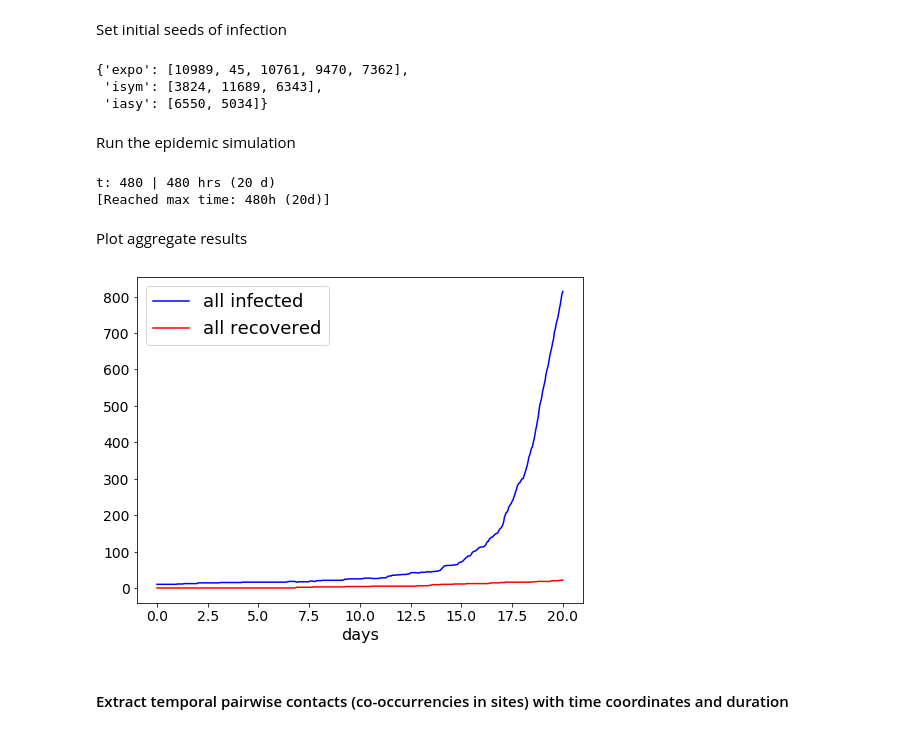
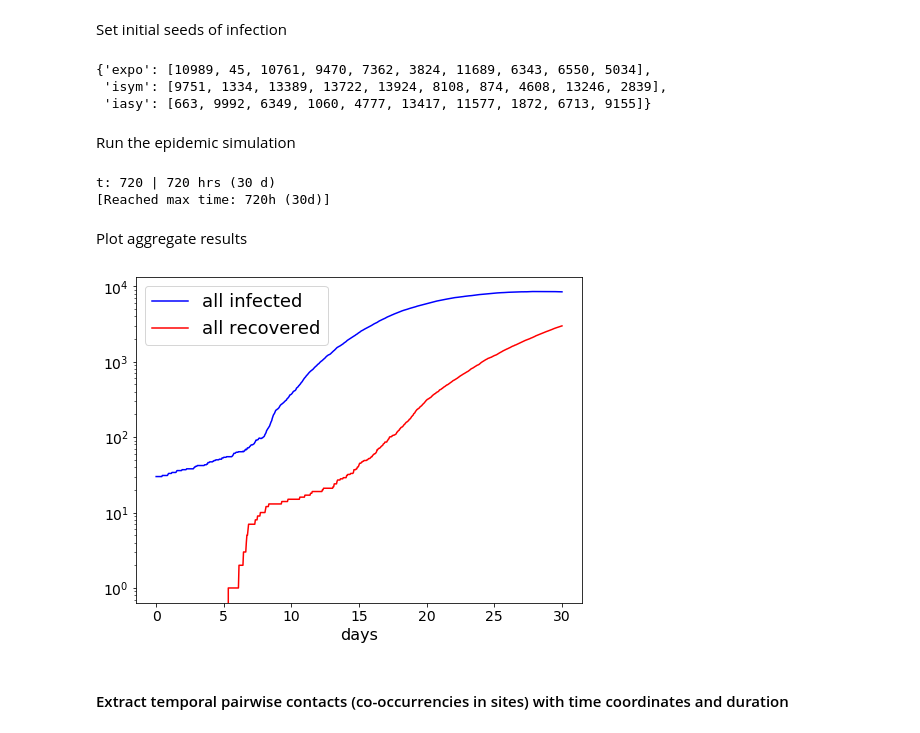
Before and after one commit to dallasta/simulator, a Jupyter notebook: sim/roc/continuous_timeSim.ipynb, the cells around one changed output. Drawn from its saved outputs; the diff is of its cells as text; code cells hidden in the pictures.

```diff
--- a/sim/roc/continuous_timeSim.ipynb
+++ b/sim/roc/continuous_timeSim.ipynb
@@ -15,6 +16,6 @@ from lib.slim_dynamics import *
 # %%
 #duration of the simulation in hours
-max_time= 480 #in hours
+max_time= 720 #in hours
 # %%
 from lib.settings.town_settings_tubingen import *
 mob_settings = '../lib/mobility/Isle_of_Wight_settings_pop10_site10.pk'
@@ -54,39 +55,40 @@ runstr = f'run{c}_'
 # %% [markdown]
 Set initial seeds of infection
 # %%
-initial_counts = {'expo': 5, 'isym': 3, 'iasy': 2} #in the form {'expo': 7, 'isym_posi': 2, 'iasy': 2}
+initial_counts = {'expo': 10, 'isym': 10, 'iasy': 10} #in the form {'expo': 7, 'isym_posi': 2, 'iasy': 2}
 initial_seeds=get_seeds(n_indiv, initial_counts)
 initial_seeds
 # %% [output]
-{'expo': [10989, 45, 10761, 9470, 7362],
- 'isym': [3824, 11689, 6343],
- 'iasy': [6550, 5034]}
+{'expo': [10989, 45, 10761, 9470, 7362, 3824, 11689, 6343, 6550, 5034],
+ 'isym': [9751, 1334, 13389, 13722, 13924, 8108, 874, 4608, 13246, 2839],
+ 'iasy': [663, 9992, 6349, 1060, 4777, 13417, 11577, 1872, 6713, 9155]}
 # %% [markdown]
 Run the epidemic simulation
 # %%
 results = run(mob_settings, intensity_params, distributions, max_time, initial_seeds)
 # %% [output]
-t: 480 | 480 hrs (20 d)
-[Reached max time: 480h (20d)]
+t: 720 | 720 hrs (30 d)
+[Reached max time: 720h (30d)]
 # %% [markdown]
 Plot aggregate results
 # %%
 import matplotlib.pyplot as plt
 %matplotlib inline
 plt.figure(figsize=(8,6))
 states=['expo','ipre','iasy','isym','hosp']
 ts, val = comp_state_over_time(results, states)
 plt.plot(ts, val, c='b', linestyle='-',label='all infected')
 states=['resi','dead']
 ts, val = comp_state_over_time(results, states)
 plt.plot(ts, val, c='r', linestyle='-',label='all recovered')
 plt.xlabel('days',fontsize=16)
 plt.xticks(fontsize=14)
 plt.yticks(fontsize=14)
 plt.legend(fontsize=18)
+plt.yscale( "log")
 plt.show()
 # %% [output]
-[figure, old version]
+[figure, new version]
 # %% [markdown]
 #### Extract temporal pairwise contacts (co-occurrencies in sites) with time coordinates and duration
 # %%
```
Also changed, not shown: parts of 8 cells of this notebook.
